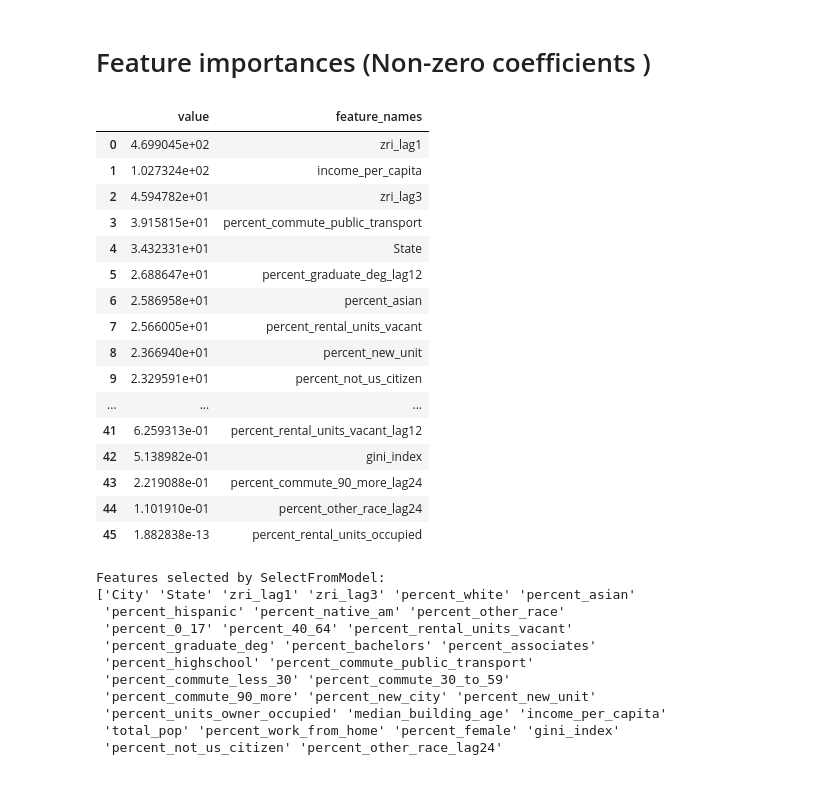
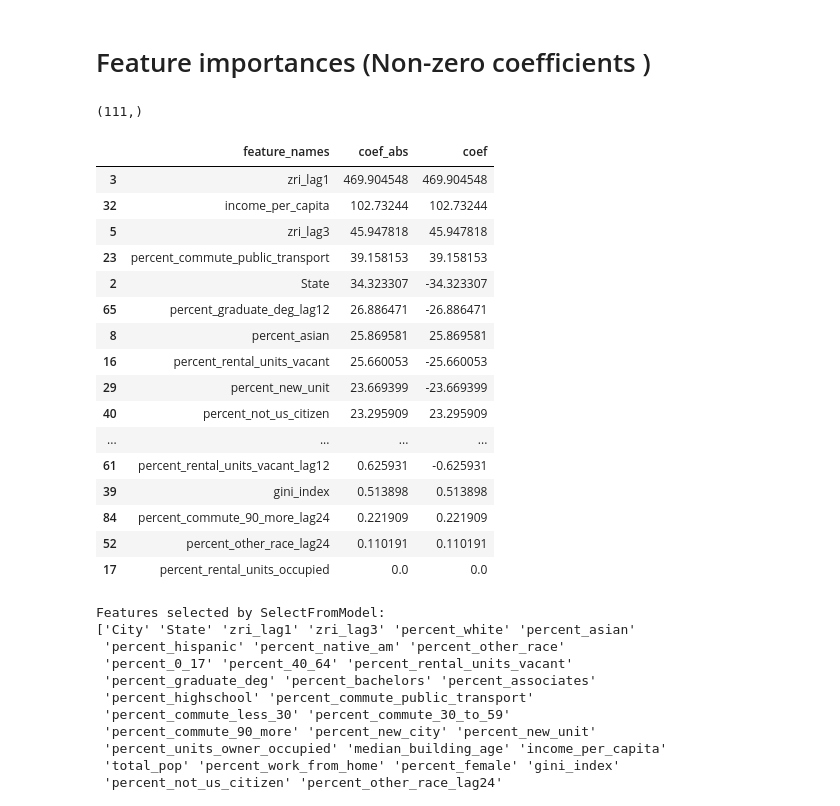
Before and after one commit to Kneck12/zillow-price-index-pred, a Jupyter notebook: Niki/Lasso_with_feature_selection.ipynb, the cells around one changed output. Saved outputs shown, nothing was run; the diff lists cells and outputs as text; code cells hidden in the pictures.

Commit message:
lasso

```diff
--- a/Niki/Lasso_with_feature_selection.ipynb
+++ b/Niki/Lasso_with_feature_selection.ipynb
@@ -305,0 +337,4 @@ lasso_grid.best_score_
+# %%
+#lasso = lasso_grid.best_estimator_
+lasso = Lasso(alpha=0.95)
+lasso.fit(train_X_scaled, train_y)
@@ -306,3 +343,2 @@ lasso_grid.best_score_
 # %%
-lasso = lasso_grid.best_estimator_
 lasso.fit(train_X_scaled, train_y)
@@ -318,32 +356,36 @@ RMSE: 82.7329513873741
 # Feature importances (Non-zero coefficients )
 # %%
 importance = np.abs(lasso.coef_)
+coef = lasso.coef_
 feature_names = np.array(train_X.columns.to_list())
+# %%
+importance.shape
+# %% [output]
+(111,)
 # %%
-feature_importances = pd.DataFrame(feature_names,importance).reset_index()
-feature_importances.columns = ['value','feature_names']
+feature_importances= pd.DataFrame([feature_names,importance,coef]).T
+feature_importances.columns = ['feature_names','coef_abs','coef']
 # %%
-feature_importances = feature_importances.sort_values(by='value',ascending=False)
-feature_importances = feature_importances.reset_index().drop('index',axis=1)
-feature_importances[feature_importances['value']>0]
+feature_importances = feature_importances.sort_values(by='coef_abs',ascending=False)
+feature_importances[feature_importances['coef_abs']>0]
 # %% [output]
-|  | value | feature_names |
-| 0 | 4.699045e+02 | zri_lag1 |
-| 1 | 1.027324e+02 | income_per_capita |
-| 2 | 4.594782e+01 | zri_lag3 |
-| 3 | 3.915815e+01 | percent_commute_public_transport |
-| 4 | 3.432331e+01 | State |
-| 5 | 2.688647e+01 | percent_graduate_deg_lag12 |
-| 6 | 2.586958e+01 | percent_asian |
-| 7 | 2.566005e+01 | percent_rental_units_vacant |
-| 8 | 2.366940e+01 | percent_new_unit |
-| 9 | 2.329591e+01 | percent_not_us_citizen |
-| ... | ... | ... |
-| 41 | 6.259313e-01 | percent_rental_units_vacant_lag12 |
-| 42 | 5.138982e-01 | gini_index |
-| 43 | 2.219088e-01 | percent_commute_90_more_lag24 |
-| 44 | 1.101910e-01 | percent_other_race_lag24 |
-| 45 | 1.882838e-13 | percent_rental_units_occupied |
+|  | feature_names | coef_abs | coef |
+| 3 | zri_lag1 | 469.904548 | 469.904548 |
+| 32 | income_per_capita | 102.73244 | 102.73244 |
+| 5 | zri_lag3 | 45.947818 | 45.947818 |
+| 23 | percent_commute_public_transport | 39.158153 | 39.158153 |
+| 2 | State | 34.323307 | -34.323307 |
+| 65 | percent_graduate_deg_lag12 | 26.886471 | -26.886471 |
+| 8 | percent_asian | 25.869581 | 25.869581 |
+| 16 | percent_rental_units_vacant | 25.660053 | -25.660053 |
+| 29 | percent_new_unit | 23.669399 | -23.669399 |
+| 40 | percent_not_us_citizen | 23.295909 | 23.295909 |
+| ... | ... | ... | ... |
+| 61 | percent_rental_units_vacant_lag12 | 0.625931 | -0.625931 |
+| 39 | gini_index | 0.513898 | 0.513898 |
+| 84 | percent_commute_90_more_lag24 | 0.221909 | 0.221909 |
+| 52 | percent_other_race_lag24 | 0.110191 | 0.110191 |
+| 17 | percent_rental_units_occupied | 0.0 | 0.0 |
 # %%
 sfm = SelectFromModel(lasso).fit(train_X_scaled, train_y)
 print("Features selected by SelectFromModel: \n"
```
Also changed, not shown: parts of 12 cells of this notebook.
